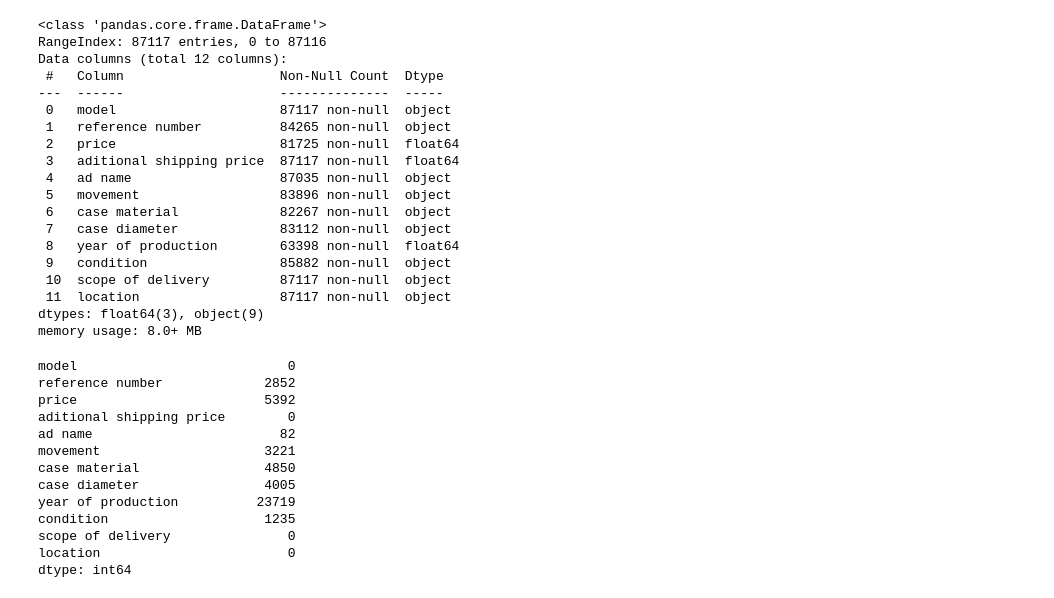
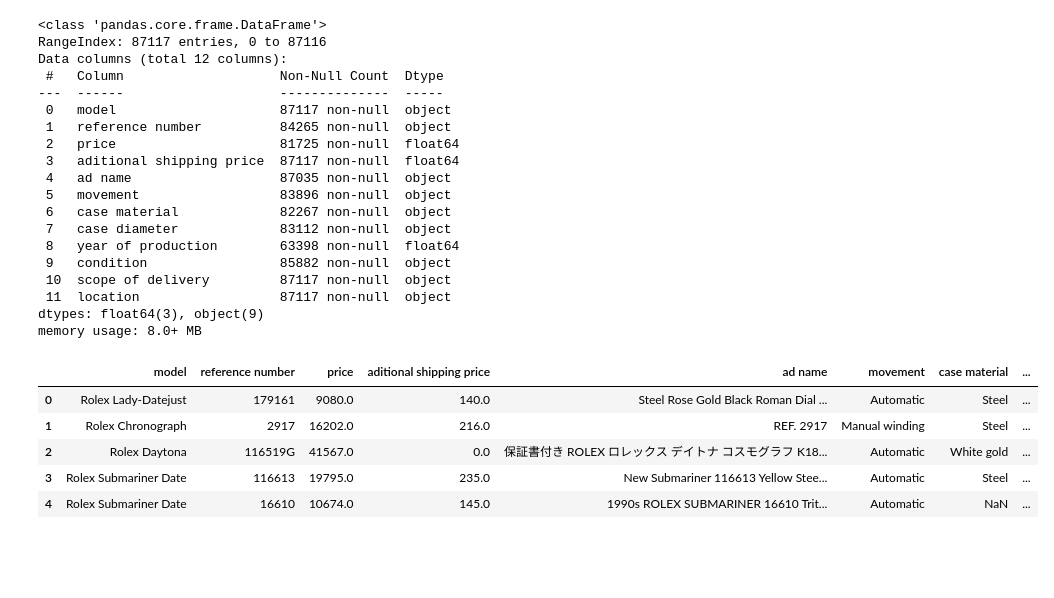
Before and after one commit to ismukhin/ml-course, a Jupyter notebook: rolex_regression.ipynb, the cells around one changed output. Saved outputs shown, nothing was run; the diff lists cells and outputs as text; code cells hidden in the pictures; blank space fills up the shorter version.

```diff
--- a/rolex_regression.ipynb
+++ b/rolex_regression.ipynb
@@ -33,18 +34,11 @@ Data columns (total 12 columns):
 dtypes: float64(3), object(9)
 memory usage: 8.0+ MB
 # %%
-data.isnull().sum()
+data.head()
 # %% [output]
-model                           0
-reference number             2852
-price                        5392
-aditional shipping price        0
-ad name                        82
-movement                     3221
-case material                4850
-case diameter                4005
-year of production          23719
-condition                    1235
-scope of delivery               0
-location                        0
-dtype: int64
+|  | model | reference number | price | aditional shipping price | ad name | movement | case material | ... |
+| 0 | Rolex Lady-Datejust | 179161 | 9080.0 | 140.0 | Steel Rose Gold Black Roman Dial ... | Automatic | Steel | ... |
+| 1 | Rolex Chronograph | 2917 | 16202.0 | 216.0 | REF. 2917 | Manual winding | Steel | ... |
+| 2 | Rolex Daytona | 116519G | 41567.0 | 0.0 | 保証書付き ROLEX ロレックス デイトナ コスモグラフ K18... | Automatic | White gold | ... |
+| 3 | Rolex Submariner Date | 116613 | 19795.0 | 235.0 | New Submariner 116613 Yellow Stee... | Automatic | Steel | ... |
+| 4 | Rolex Submariner Date | 16610 | 10674.0 | 145.0 | 1990s ROLEX SUBMARINER 16610 Trit... | Automatic | NaN | ... |
```
Also changed, not shown: parts of 7 cells of this notebook.
